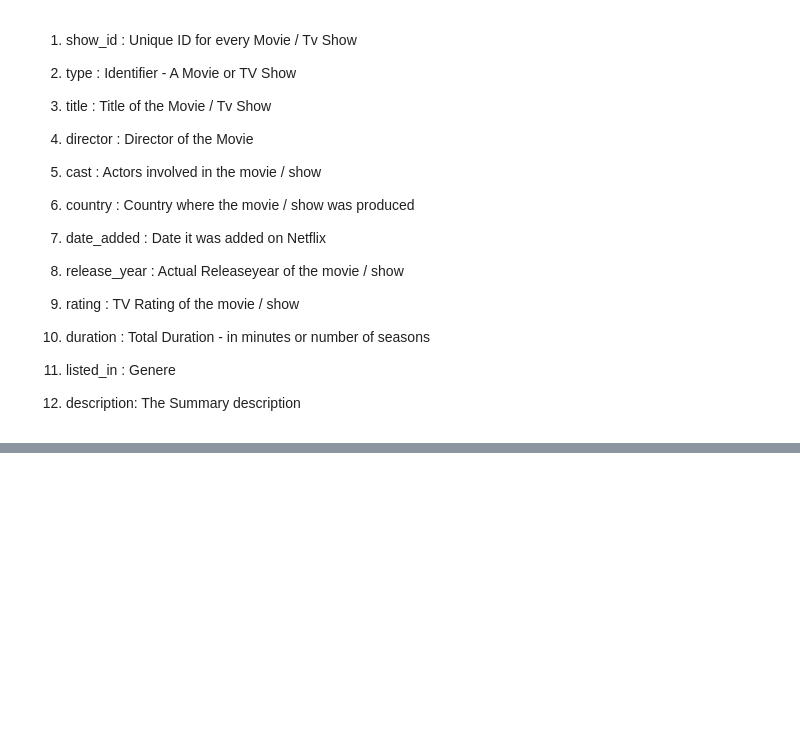
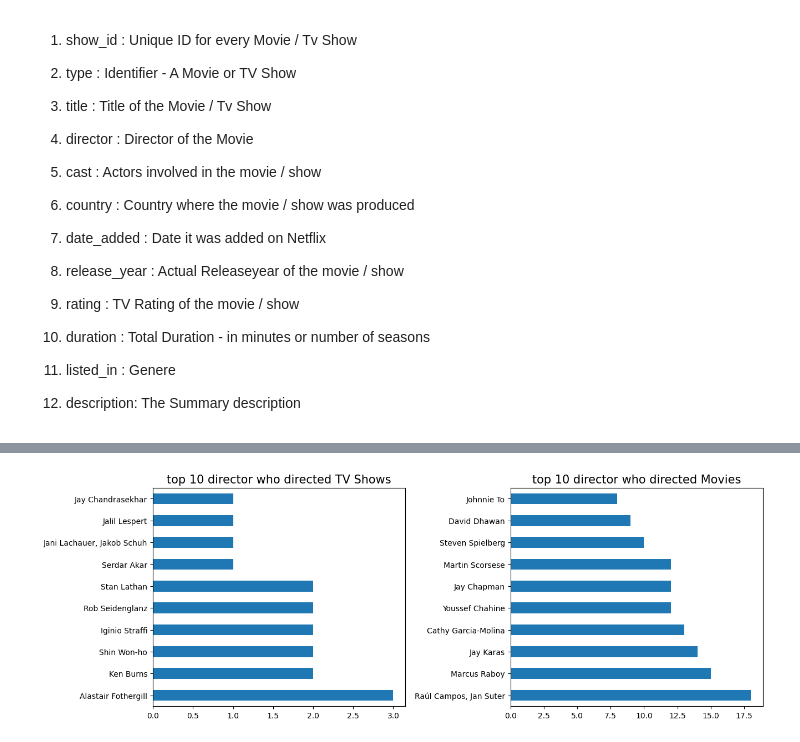
Before and after one commit to Shyam-S-Mishra/Shyam_S_Mishra_Unsupervised-ML_Capstone_Project_Clustering, a Jupyter notebook: Shyam_Shubham_Mishra_Unsupervised_ML_Capstone_Project_Clustering.ipynb, the cells around one changed output, grey strips where cells are left out. Cells and saved outputs as stored; diff of their text form; code cells hidden in the pictures; blank space fills up the shorter version.

```diff
--- a/Shyam_Shubham_Mishra_Unsupervised_ML_Capstone_Project_Clustering.ipynb
+++ b/Shyam_Shubham_Mishra_Unsupervised_ML_Capstone_Project_Clustering.ipynb
@@ -204,0 +232,16 @@ dtype: int64
+# %%
+# top 10 directors who have directed most number of TV shows
+
+fig,ax = plt.subplots(1,2, figsize=(14,5))
+tv_shows = dataset[dataset['type']=='TV Show']['director'].value_counts()[:10].plot(kind='barh', ax=ax[0])
+tv_shows.set_title('top 10 director who directed TV Shows', size=15)
+
+# top 10 directors who have directed most number of Movies
+
+movies = dataset[dataset['type']=='Movie']['director'].value_counts()[:10].plot(kind='barh', ax=ax[1])
+movies.set_title('top 10 director who directed Movies', size=15)
+
+plt.tight_layout(pad=1.2, rect=[0, 0, 0.95, 0.95])
+plt.show()
+# %% [output]
+[figure, added]
```
Also changed, not shown: parts of 8 cells of this notebook.
